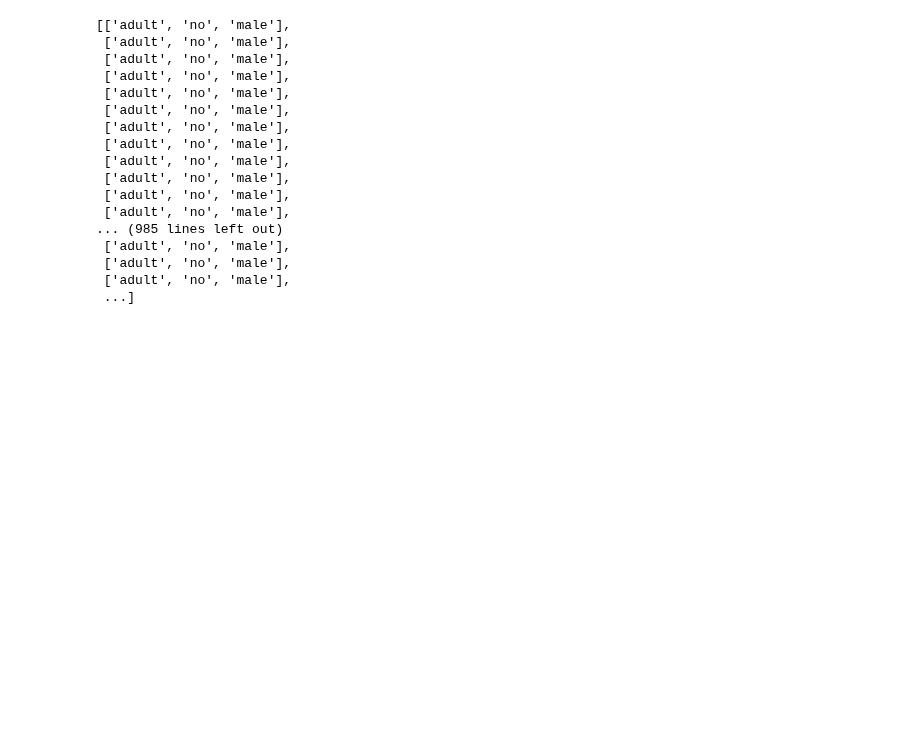
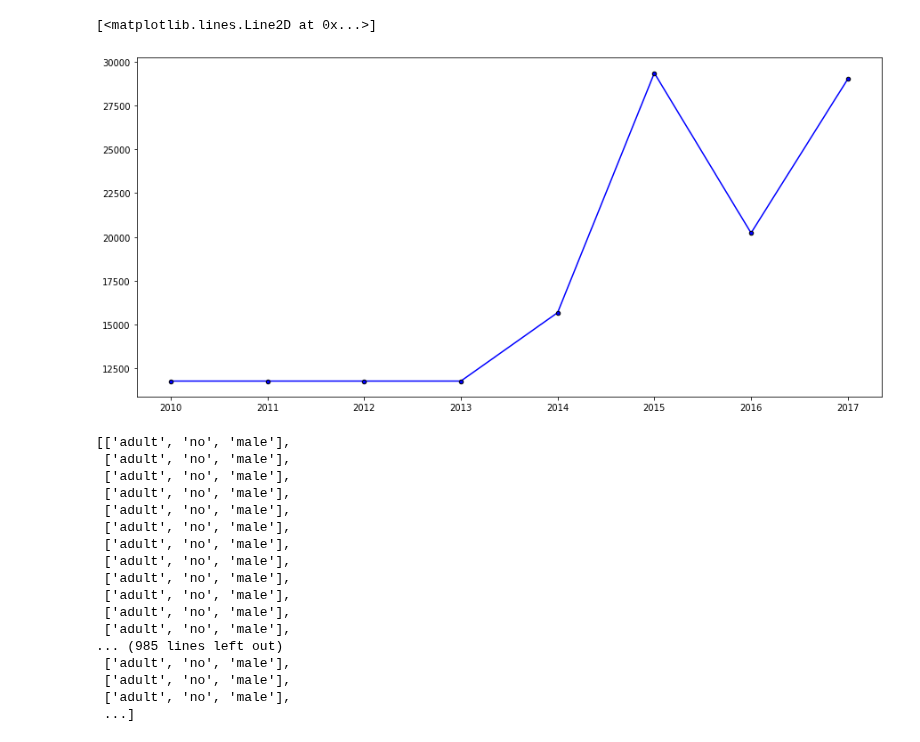
Before and after one commit to danilo1214/PR20ddpdjphv, a Jupyter notebook: Predrag 3.ipynb, the cells around one changed output. Drawn from its saved outputs; the diff is of its cells as text; code cells hidden in the pictures; blank space fills up the shorter version.

```diff
--- a/Predrag 3.ipynb
+++ b/Predrag 3.ipynb
@@ -36,3 +1,61 @@ def tabela(fajl,tab,age):
+# %%
+import pandas
+
+from collections import defaultdict
+import numpy as np
+import matplotlib.pyplot as plt
+#pravim tabele za broj koji koriste odredjena droga u 2013-2017
+def fali(dic):
+    for key,value in dic.items():
+        if(value)==0:
+            return True
+    return False
+def missing(dic):
+    if(dic):
+        vrednosti=np.array([v for v in dic.values()])
+        avg=np.sum(vrednosti)/len(vrednosti)
+        for key,value in dic.items():
+            if value==0:
+                dic[key]=avg
+def tabela(fajl,tab):
+    c=pandas.read_excel(fajl)
+    godine=[v for v in tab.keys()]
+    for i,row in c.iterrows():
+        if not np.isnan(row["Sample size"]) and not np.isnan(row["Year"]) and not np.isnan(row["Total"]) and row["Year"] in godine:
+            sample=row["Sample size"]
+            tot=row["Total"]/100
+            broj=sample*tot
+            god=row["Year"]
+            tab[int(god)]+=broj
+    missing(tab)
+    t=[v for v in tab.values()]
+    return t
+alcohol={2010:0,2011:0,2012:0,2013:0,2014:0,2015:0,2016:0,2017:0}
+amph={2010:0,2011:0,2012:0,2013:0,2014:0,2015:0,2016:0,2017:0}
+cannabis={2010:0,2011:0,2012:0,2013:0,2014:0,2015:0,2016:0,2017:0}
+cocaine={2010:0,2011:0,2012:0,2013:0,2014:0,2015:0,2016:0,2017:0}
+lsd={2010:0,2011:0,2012:0,2013:0,2014:0,2015:0,2016:0,2017:0}
+ecstasy={2010:0,2011:0,2012:0,2013:0,2014:0,2015:0,2016:0,2017:0}
+tobacco={2010:0,2011:0,2012:0,2013:0,2014:0,2015:0,2016:0,2017:0}
+al=tabela("./tables/prevalance/alcohol.xlsx",alcohol)
+am=tabela("./tables/prevalance/amph.xlsx",amph)
+can=tabela("./tables/prevalance/cannabis.xlsx",cannabis)
+coc=tabela("./tables/prevalance/cocaine.xlsx",cocaine)
+ls=tabela("./tables/prevalance/lsd.xlsx",lsd)
+ecs=tabela("./tables/prevalance/ecstasy.xlsx",ecstasy)
+tob=tabela("./tables/prevalance/tobacco.xlsx",tobacco)
+godine=[g for g in range(2010,2018)]
+plt.figure(figsize=(15,7))
+plt.plot(godine,al,color="blue",label="Alcohol",marker = ".", markersize = 9, markeredgecolor = "black")
+plt.plot(godine,am,color="blue",label="Amphetamine",marker = ".", markersize = 9, markeredgecolor = "black")
+plt.plot(godine,can,color="blue",label="Cannabis",marker = ".", markersize = 9, markeredgecolor = "black")
+plt.plot(godine,coc,color="blue",label="Cocaine",marker = ".", markersize = 9, markeredgecolor = "black")
+plt.plot(godine,ls,color="blue",label="LSD",marker = ".", markersize = 9, markeredgecolor = "black")
+plt.plot(godine,ecs,color="blue",label="Ecstasy",marker = ".", markersize = 9, markeredgecolor = "black")
+plt.plot(godine,tob,color="blue",label="Tobacco",marker = ".", markersize = 9, markeredgecolor = "black")
+# %% [output]
+[<matplotlib.lines.Line2D at 0x...>]
+[figure, added]
 # %%
 #cannabis
 tabela(c_under,cannabis,True)
```
Also changed, not shown: parts of 1 cell of this notebook, 32 other files.
